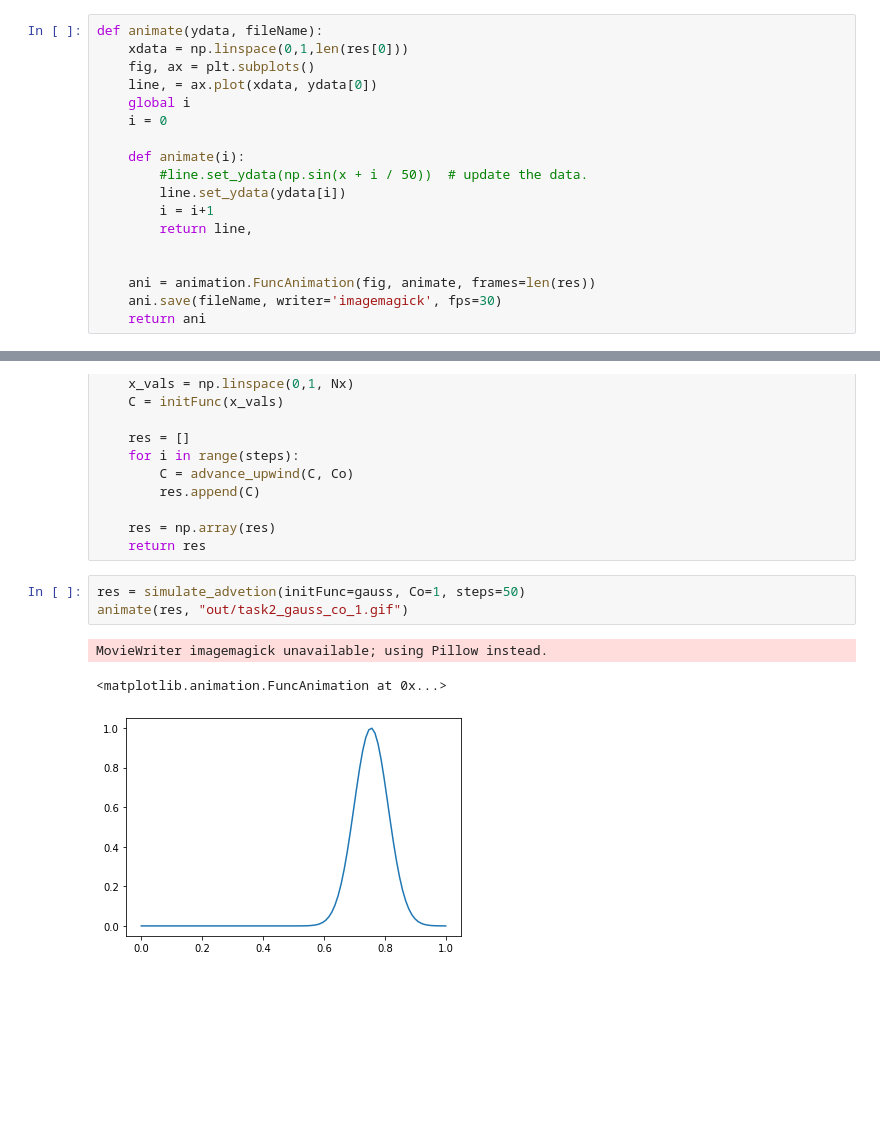
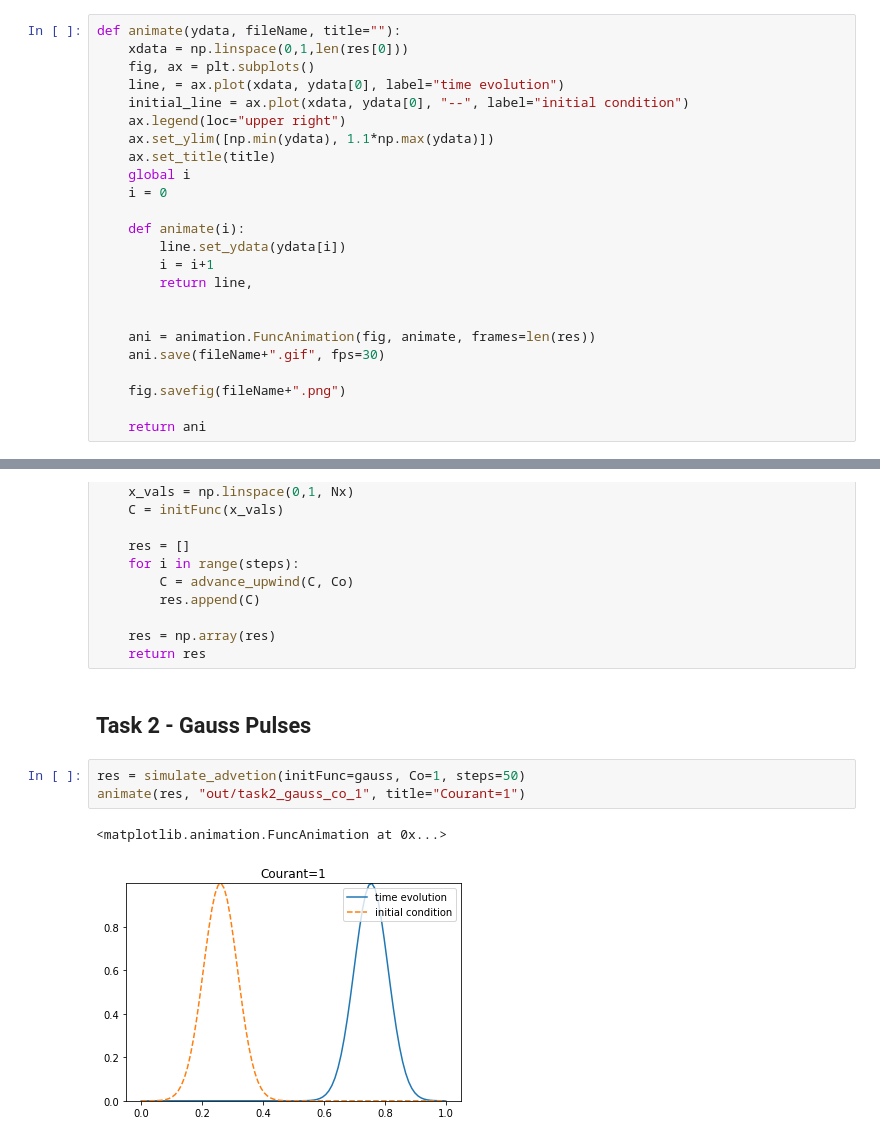
Before and after one commit to hitimr/NSSC2, a Jupyter notebook: Ex3/1.1_hiti.ipynb, the cells around one changed output, grey strips where cells are left out. Drawn from its saved outputs; the diff is of its cells as text; blank space fills up the shorter version.

```diff
--- a/Ex3/1.1_hiti.ipynb
+++ b/Ex3/1.1_hiti.ipynb
@@ -3,22 +3,28 @@ import numpy as np
 import matplotlib.pyplot as plt
 import matplotlib.animation as animation
 # %%
-def animate(ydata, fileName):
+def animate(ydata, fileName, title=""):
     xdata = np.linspace(0,1,len(res[0]))
     fig, ax = plt.subplots()
-    line, = ax.plot(xdata, ydata[0])
+    line, = ax.plot(xdata, ydata[0], label="time evolution")
+    initial_line = ax.plot(xdata, ydata[0], "--", label="initial condition")
+    ax.legend(loc="upper right")
+    ax.set_ylim([np.min(ydata), 1.1*np.max(ydata)])
+    ax.set_title(title)
     global i
     i = 0
 
     def animate(i):
-        #line.set_ydata(np.sin(x + i / 50))  # update the data.
         line.set_ydata(ydata[i])
         i = i+1
         return line,
 
 
     ani = animation.FuncAnimation(fig, animate, frames=len(res))
-    ani.save(fileName, writer='imagemagick', fps=30)
+    ani.save(fileName+".gif", fps=30)
+
+    fig.savefig(fileName+".png")
+
     return ani
 # %%
 Nx = 100
@@ -97,12 +102,13 @@ def simulate_advetion(initFunc, Co, steps):
 
     res = np.array(res)
     return res
+# %% [markdown]
+## Task 2 - Gauss Pulses
 # %%
 res = simulate_advetion(initFunc=gauss, Co=1, steps=50)
-animate(res, "out/task2_gauss_co_1.gif")
+animate(res, "out/task2_gauss_co_1", title="Courant=1")
 # %% [output]
-MovieWriter imagemagick unavailable; using Pillow instead.
+<matplotlib.animation.FuncAnimation at 0x...>
-<matplotlib.animation.FuncAnimation at 0x...>
-[figure, old version]
+[figure, new version]
 # %%
 res = simulate_advetion(initFunc=gauss, Co=0.5, steps=50)
```
Also changed, not shown: parts of 7 cells of this notebook.
